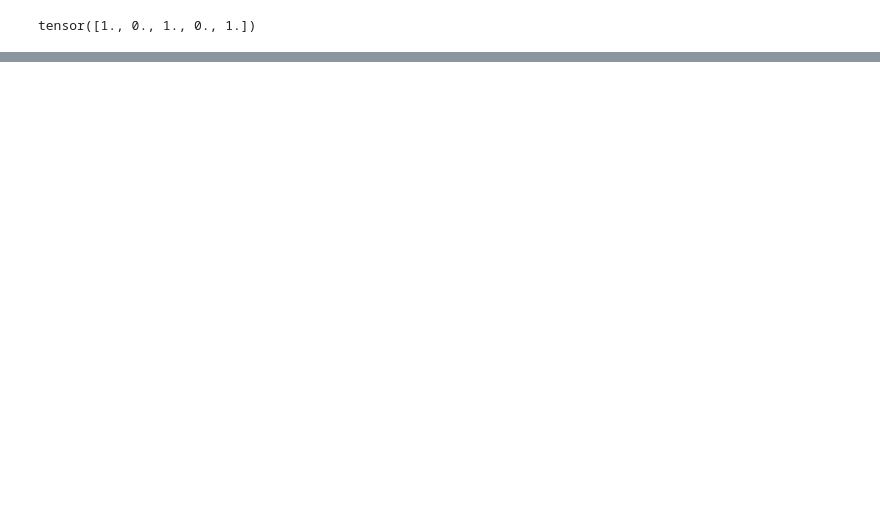
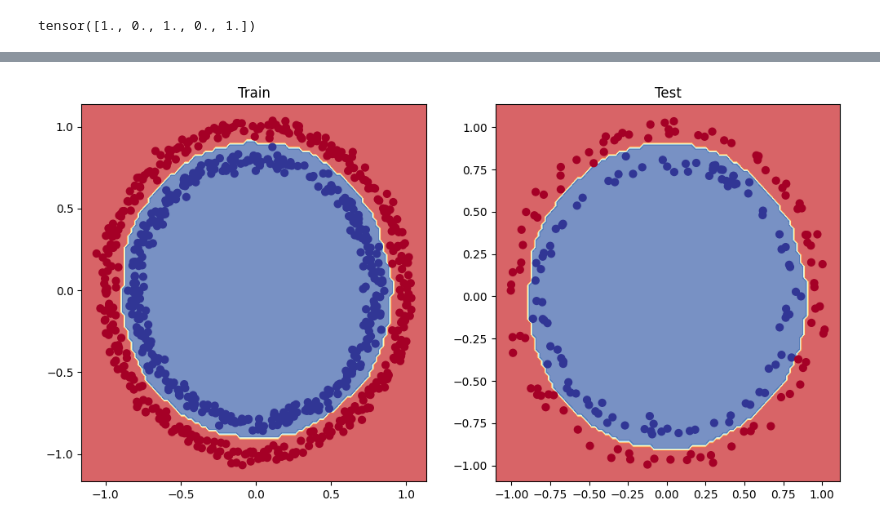
Before and after one commit to prashna420/AI_LABX, a Jupyter notebook: lab3/hw.ipynb, the cells around one changed output, grey strips where cells are left out. Cells and saved outputs as stored; diff of their text form; code cells hidden in the pictures; blank space fills up the shorter version.

```diff
--- a/lab3/hw.ipynb
+++ b/lab3/hw.ipynb
@@ -336,0 +454,11 @@ plot_decision_boundary(ClassificationModel, X_test, y_test)
+# %%
+# Plot decision boundaries for training and test sets
+plt.figure(figsize=(12, 6))
+plt.subplot(1, 2, 1)
+plt.title("Train")
+plot_decision_boundary(ClassificationModelv2, X_train, y_train)
+plt.subplot(1, 2, 2)
+plt.title("Test")
+plot_decision_boundary(ClassificationModelv2, X_test, y_test)
+# %% [output]
+[figure, added]
```
Also changed, not shown: parts of 13 cells of this notebook.
